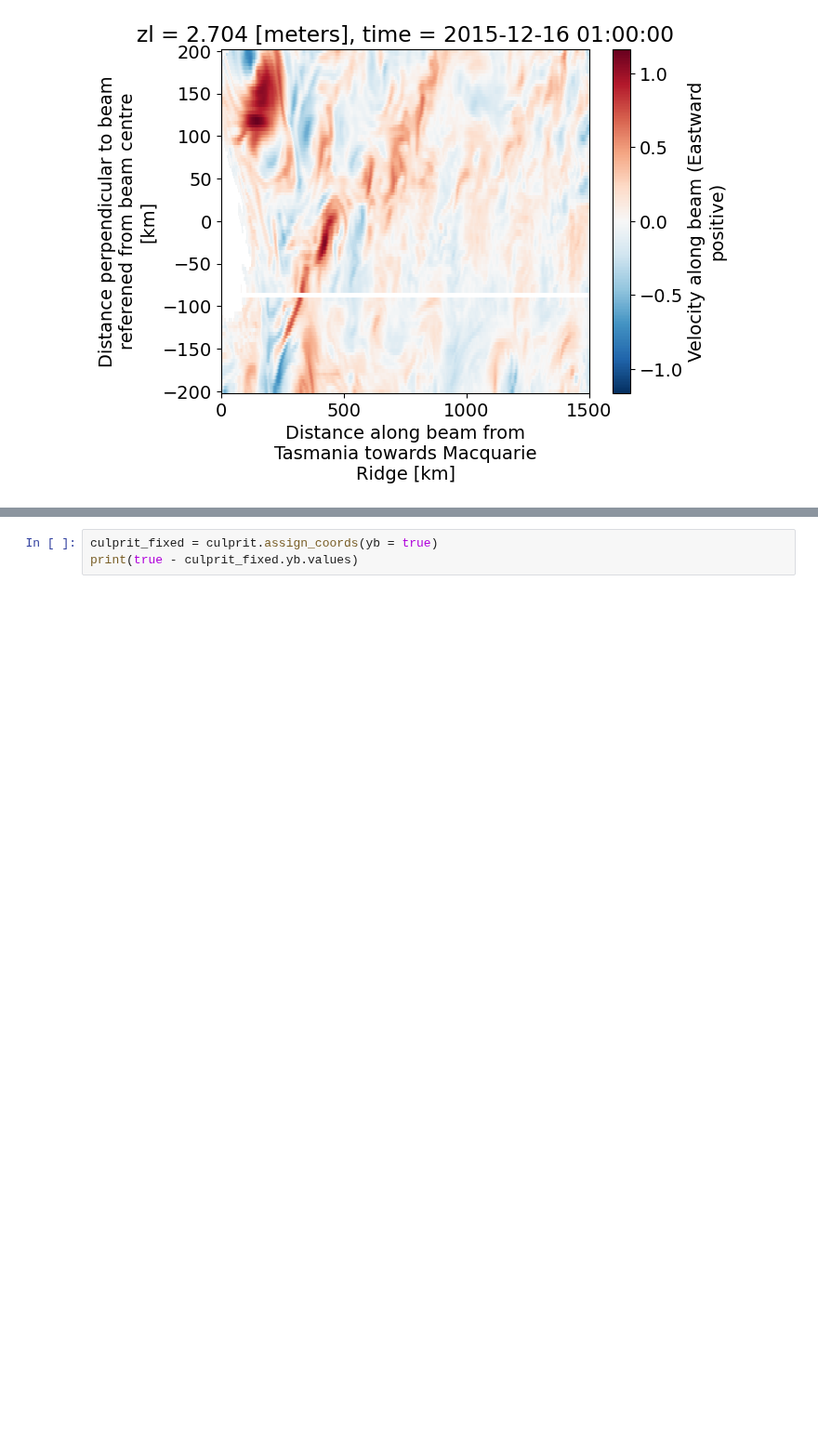
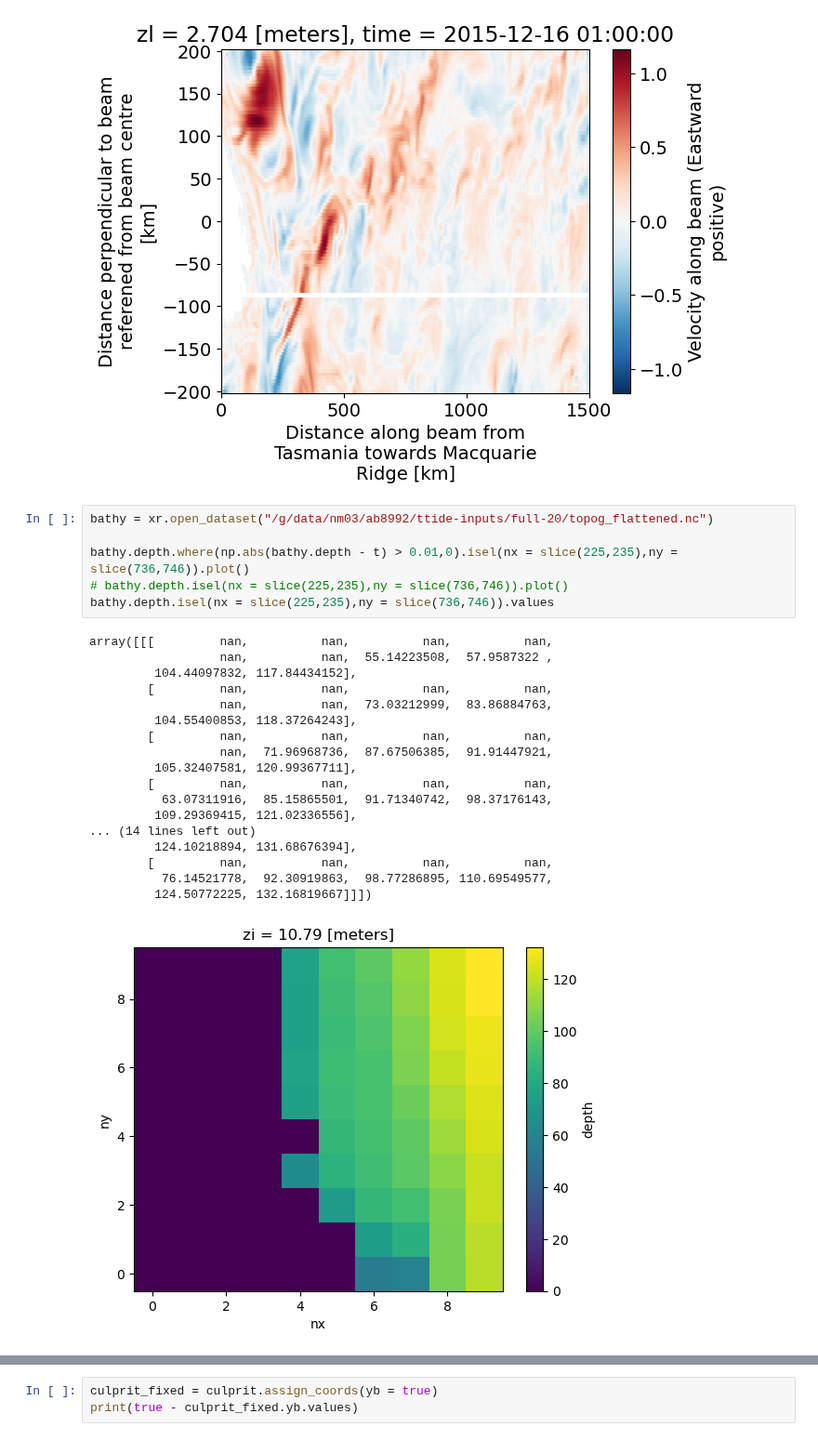
Before and after one commit to ashjbarnes/tasman-tides, a Jupyter notebook: notebooks/troubleshooting/fix broken outputs.ipynb, the cells around one changed output, grey strips where cells are left out. Shown at 93% size. Saved outputs shown, nothing was run; the diff lists cells and outputs as text; blank space fills up the shorter version.

```diff
--- a/notebooks/troubleshooting/fix broken outputs.ipynb
+++ b/notebooks/troubleshooting/fix broken outputs.ipynb
@@ -250,3 +357,28 @@ culprit.u.isel(time = 0,zl = 0).plot()
 plt.show()
 # %% [output]
 [figure]
+# %%
+bathy = xr.open_dataset("/g/data/nm03/ab8992/ttide-inputs/full-20/topog_flattened.nc")
+
+bathy.depth.where(np.abs(bathy.depth - t) > 0.01,0).isel(nx = slice(225,235),ny = slice(736,746)).plot()
+# bathy.depth.isel(nx = slice(225,235),ny = slice(736,746)).plot()
+bathy.depth.isel(nx = slice(225,235),ny = slice(736,746)).values
+# %% [output]
+array([[[         nan,          nan,          nan,          nan,
+                  nan,          nan,  55.14223508,  57.9587322 ,
+         104.44097832, 117.84434152],
+        [         nan,          nan,          nan,          nan,
+                  nan,          nan,  73.03212999,  83.86884763,
+         104.55400853, 118.37264243],
+        [         nan,          nan,          nan,          nan,
+                  nan,  71.96968736,  87.67506385,  91.91447921,
+         105.32407581, 120.99367711],
+        [         nan,          nan,          nan,          nan,
+          63.07311916,  85.15865501,  91.71340742,  98.37176143,
+         109.29369415, 121.02336556],
+... (14 lines left out)
+         124.10218894, 131.68676394],
+        [         nan,          nan,          nan,          nan,
+          76.14521778,  92.30919863,  98.77286895, 110.69549577,
+         124.50772225, 132.16819667]]])
+[figure, added]
```
Also changed, not shown: parts of 7 cells of this notebook, 33 other files.
